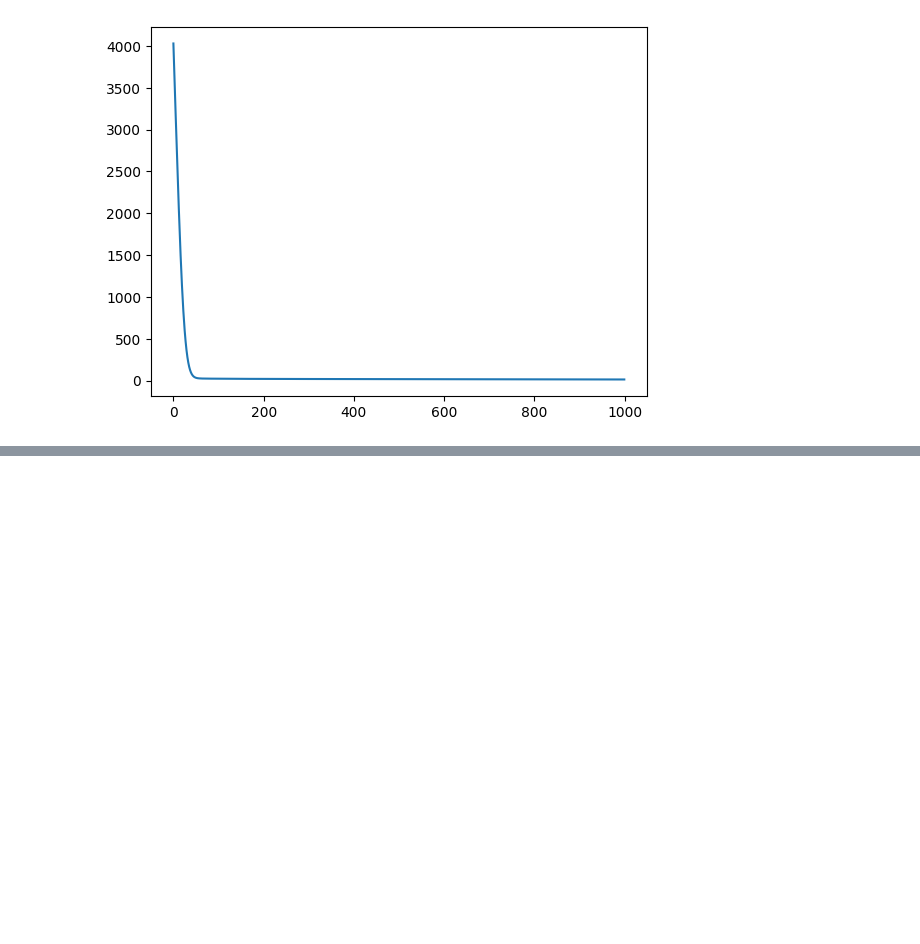
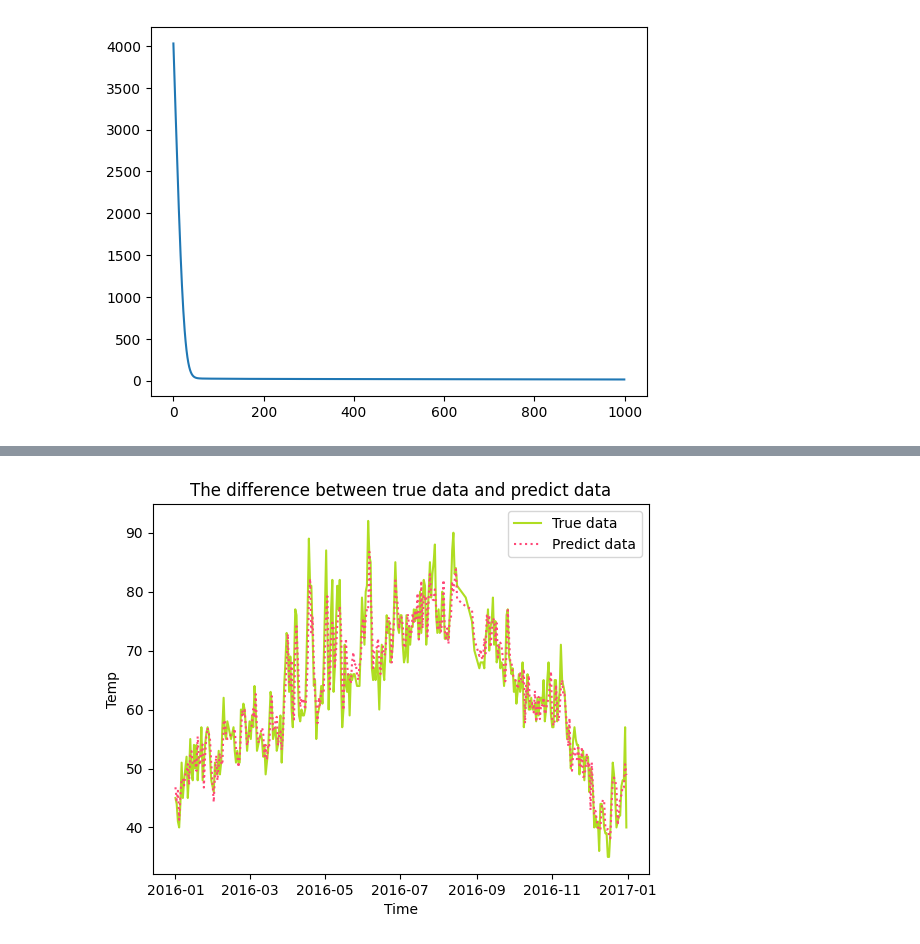
Before and after one commit to Man-Yacan/PyTorch-Study, a Jupyter notebook: 05-Practice/01-TemperatureForecast/main.ipynb, the cells around one changed output, grey strips where cells are left out. Drawn from its saved outputs; the diff is of its cells as text; code cells hidden in the pictures; blank space fills up the shorter version.

```diff
--- a/05-Practice/01-TemperatureForecast/main.ipynb
+++ b/05-Practice/01-TemperatureForecast/main.ipynb
@@ -315,0 +308,4 @@ torch.Size([2, 1])
+# %%
+# 预测训练效果
+y_pred = model(X).data.numpy()
+y_pred
@@ -315,0 +330,15 @@ torch.Size([2, 1])
+# %%
+fig, ax = plt.subplots()
+
+ax.plot(df.apply(get_time, axis=1), y, color='#afdd22', label='True data')
+ax.plot(df.apply(get_time, axis=1), y_pred, color='#ff4777', linestyle=':', label='Predict data')
+
+plt.title('The difference between true data and predict data')
+plt.xlabel('Time')
+plt.ylabel('Temp')
+plt.legend()
+
+# fig.savefig(EXPORT_PATH + 'RF模型预测结果' + IMG_TYPE, bbox_inches='tight')
+plt.show()
+# %% [output]
+[figure, added]
```
Also changed, not shown: parts of 3 cells of this notebook, 2 other files.
